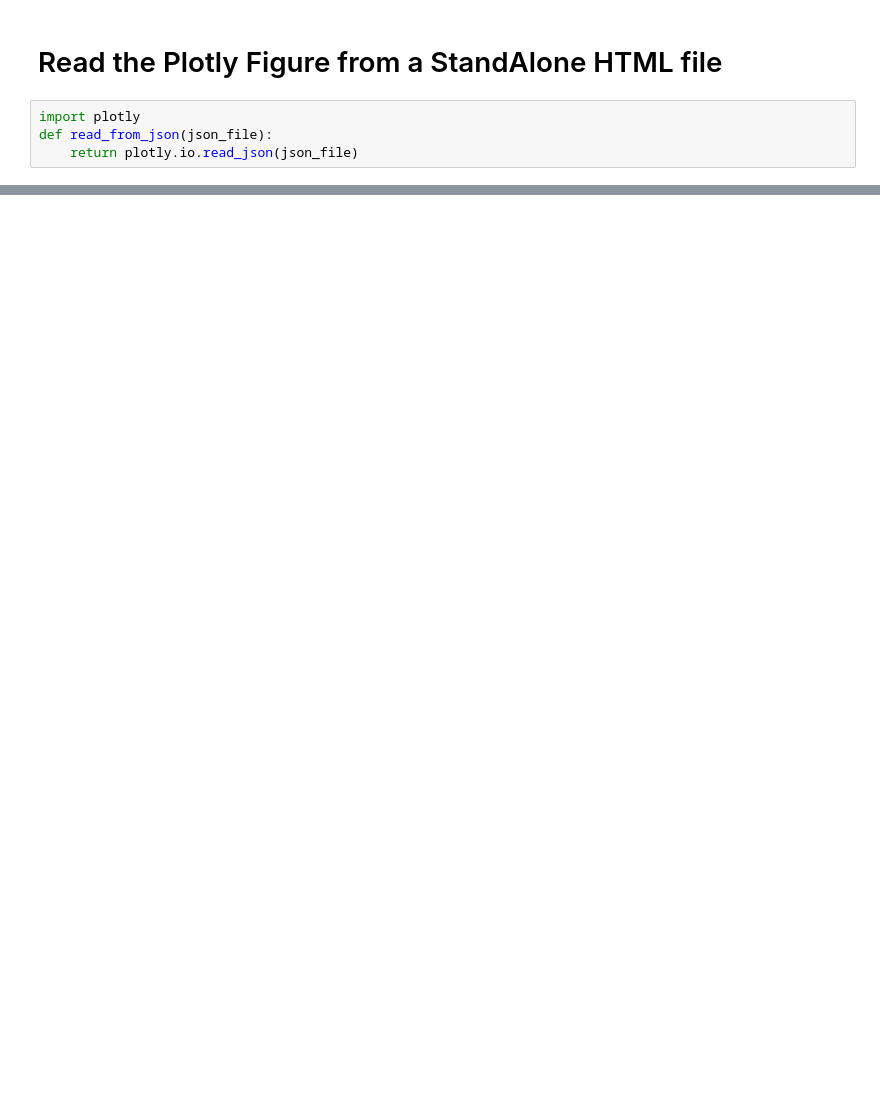
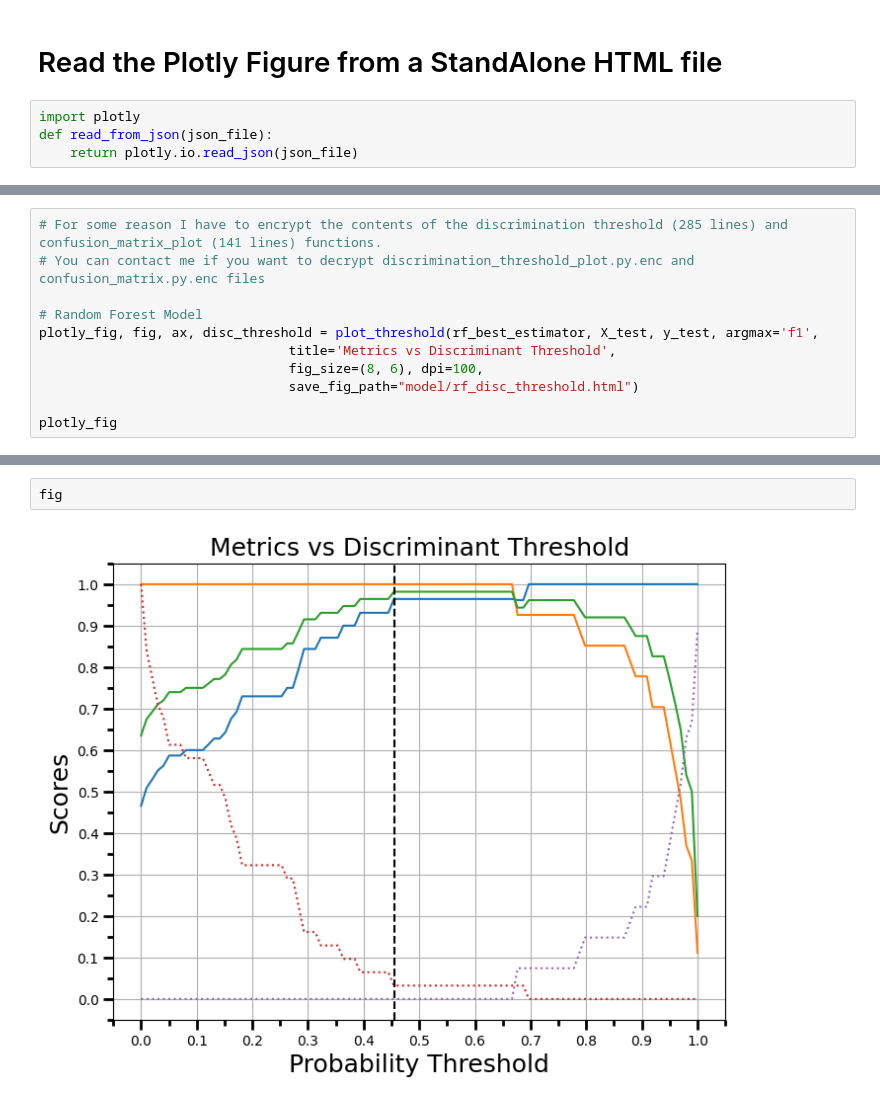
Before and after one commit to oozdal/heart-attack, a Jupyter notebook: heart-attack.ipynb, the cells around one changed output, grey strips where cells are left out. Saved outputs shown, nothing was run; the diff lists cells and outputs as text; blank space fills up the shorter version.

Commit message:
encrypt some of my own plotly implementations

```diff
--- a/heart-attack.ipynb
+++ b/heart-attack.ipynb
@@ -979,0 +991,11 @@ read_from_json("model/RandomForest_CM.json")
+# %%
+# For some reason I have to encrypt the contents of the discrimination threshold (285 lines) and confusion_matrix_plot (141 lines) functions.
+# You can contact me if you want to decrypt discrimination_threshold_plot.py.enc and confusion_matrix.py.enc files
+
+# Random Forest Model
+plotly_fig, fig, ax, disc_threshold = plot_threshold(rf_best_estimator, X_test, y_test, argmax='f1',
+                                title='Metrics vs Discriminant Threshold',
+                                fig_size=(8, 6), dpi=100,
+                                save_fig_path="model/rf_disc_threshold.html")
+
+plotly_fig
@@ -979,0 +1004,4 @@ read_from_json("model/RandomForest_CM.json")
+# %%
+fig
+# %% [output]
+[figure, added]
```
Also changed, not shown: parts of 14 cells of this notebook, 18 other files.
